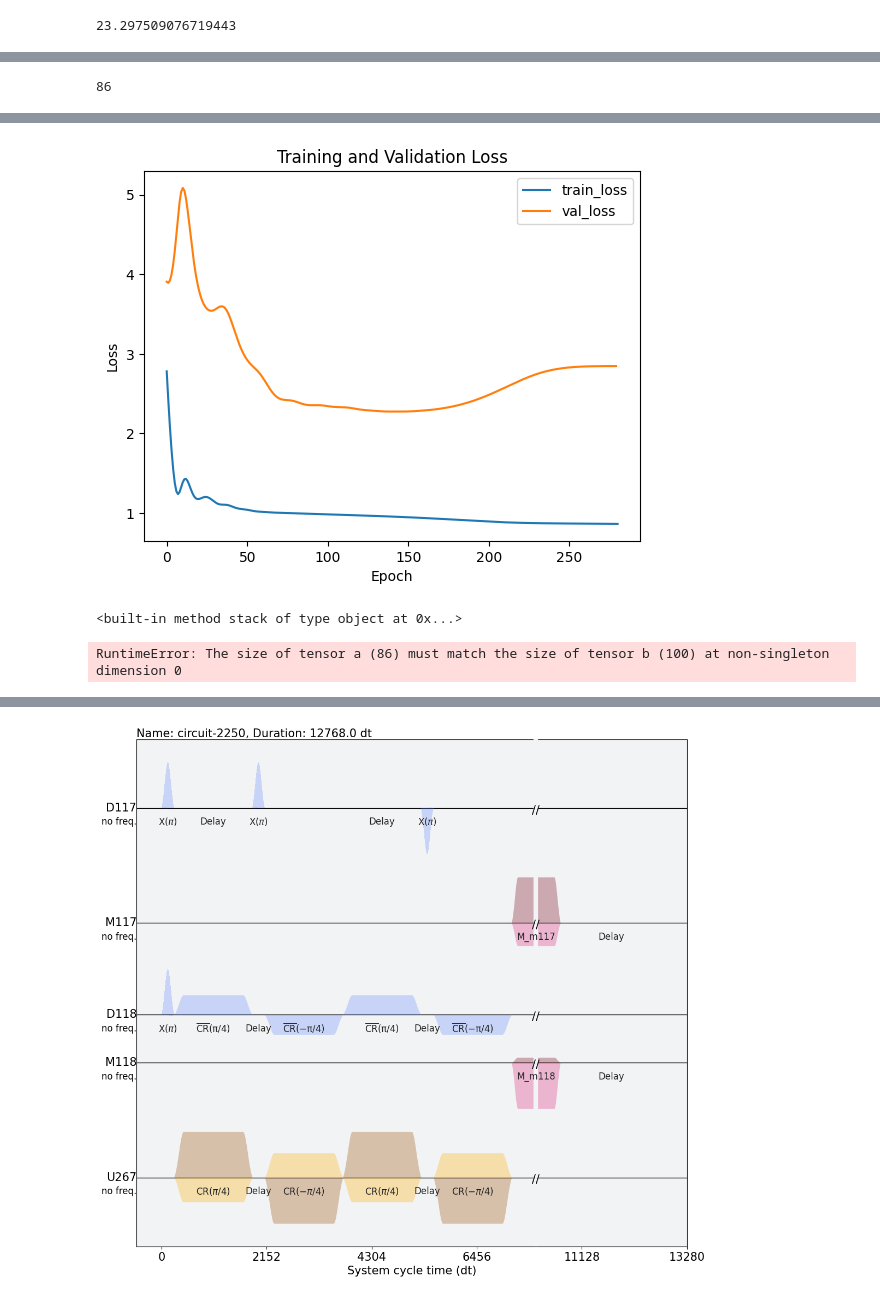
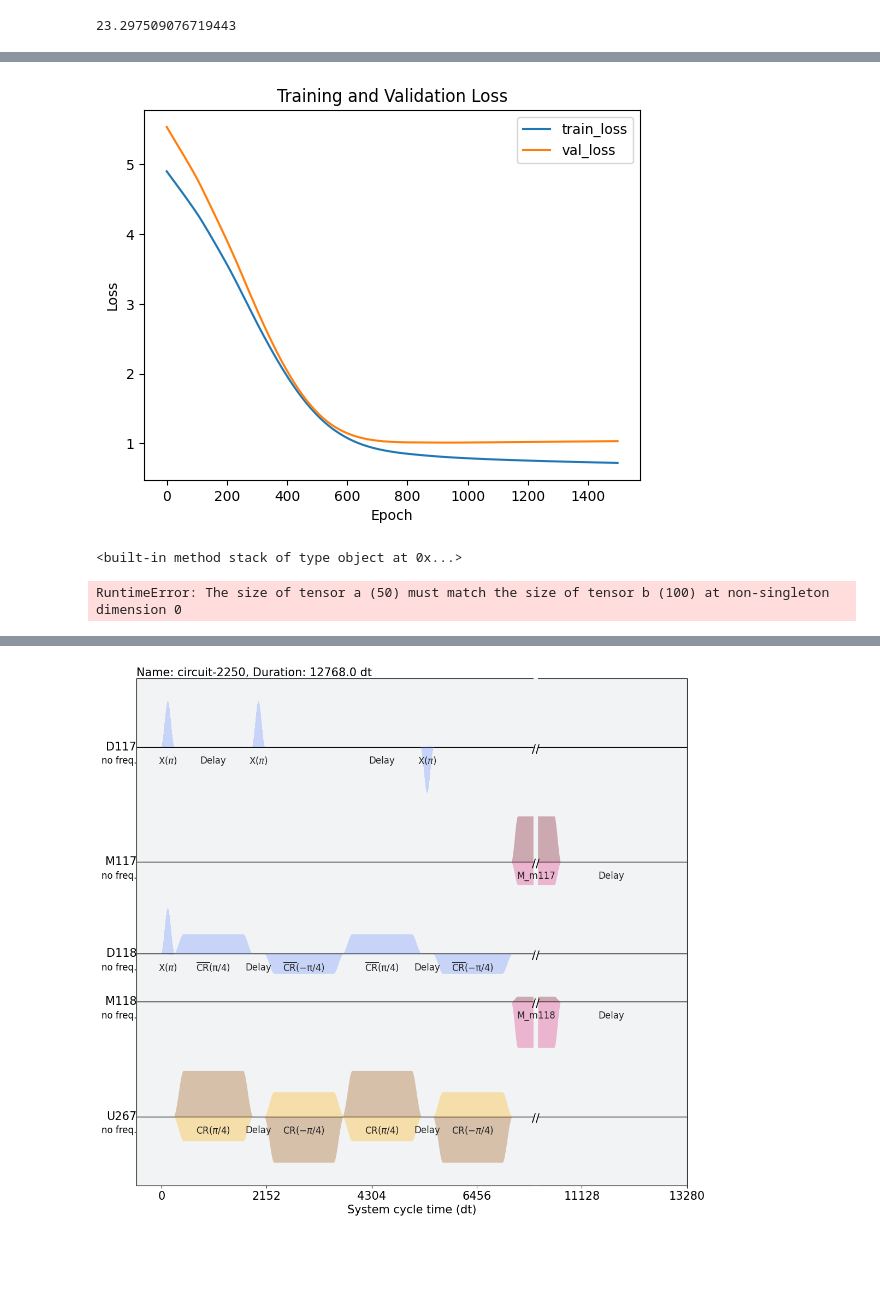
Before and after one commit to pop756/Quantum_KAN, a Jupyter notebook: Real_backend.ipynb, the cells around one changed output, grey strips where cells are left out. Cells and saved outputs as stored; diff of their text form; code cells hidden in the pictures; blank space fills up the shorter version.

```diff
--- a/Real_backend.ipynb
+++ b/Real_backend.ipynb
@@ -277,21 +265,7 @@ zne_osaka.train_jobs[0].tags
-# %%
-stretch=1.6
-ZNE_factor=[1,2.1,2.2,2.3,2.4]
-backend_osaka = service.backend('ibm_kyoto')
-zne_osaka = ZNE(trotterized_ising_circuit,hamiltonian,backend_osaka,[78,79,80,81,82,83,84,85],stretch=stretch,ecr_stretch=1,ZNE_factor=ZNE_factor,amp_rate=1)
-#zne_osaka.get_data('927a098c-3379-4c97-a030-9ae14c0864e7')
-zne_osaka.make_data()
-# %%
-stretch=1.6
-ZNE_factor=[1,2,3,4]
-backend_osaka = service.backend('ibm_kyoto')
-zne_osaka = ZNE(trotterized_ising_circuit,hamiltonian,backend_osaka,[78,79,80,81,82,83,84,85],stretch=stretch,ecr_stretch=1.2,ZNE_factor=ZNE_factor,amp_rate=1)
-#zne_osaka.get_data('927a098c-3379-4c97-a030-9ae14c0864e7')
-zne_osaka.make_data()
 # %%
 import torch
 
-train_data,validation_data,train_label,validation_label = zne_osaka.run()
+train_data,validation_data,train_label,validation_label,ZNE_data = zne_osaka.run()
 train_data = torch.flip(train_data,dims=[1])
 validation_data = torch.flip(validation_data,dims=[1])
 # %%
@@ -405,7 +387,3 @@ Raw train L1 loss : 0.9941233992576599
-# %%
-len(S_validation_data)
-# %% [output]
-86
 # %%
 import torch
 import torch.nn as nn
@@ -439,19 +417,19 @@ class EarlyStopping:
             self.counter += 1
             if self.counter >= self.patience:
                 self.early_stop = True
-early_stopping = EarlyStopping(patience=50, min_delta=0.025)
+early_stopping = EarlyStopping(patience=1000, min_delta=0.025)
 # 데이터셋 및 데이터로더
-train_temp = S_train_data
-validation_temp = S_validation_data
-train_dataset = TensorDataset(torch.tensor(train_temp ), torch.tensor(S_train_label))
-validation_dataset = TensorDataset(torch.tensor(validation_temp ), torch.tensor(S_validation_label))
+train_temp = validation_data[:50]
+validation_temp = validation_data[50:]
+train_dataset = TensorDataset(torch.tensor(train_temp ), torch.tensor(validation_label[:50]))
+validation_dataset = TensorDataset(torch.tensor(validation_temp ), torch.tensor(validation_label[50:]))
 train_loader = DataLoader(train_dataset, batch_size=100, shuffle=True)
 validation_loader = DataLoader(validation_dataset, batch_size=100, shuffle=False)
 
 class Model(nn.Module):
     def __init__(self):
         super(Model, self).__init__()
-        self.KAN = KAN([train_temp.shape[1],1,1],grid=1)
+        self.KAN = KAN([train_temp.shape[1],7,1],grid=1)
     def forward(self, x):
         output = self.KAN(x)
         #output = nn.Sigmoid()(output)
@@ -463,13 +441,13 @@ class MLP(nn.Module):
         super(MLP, self).__init__()
         self.layer1 = nn.Linear(train_temp.shape[1], 32)
         self.layer2 = nn.Linear(32, 32)
-        self.output = nn.Linear(32, 1)
+        self.layer3 = nn.Linear(32, 1)
         self.relu = nn.ReLU()
 
     def forward(self, x):
         x = self.relu(self.layer1(x))
         x = self.relu(self.layer2(x))
-        x = self.output(x)
+        x = self.layer3(x)
         return x
 
 # LSTM 모델 정의
@@ -491,12 +469,12 @@ class LSTMModel(nn.Module):
 
 # 모델 초기화
 #model =  LSTMModel(1,32,1)
-#model =  MLP()
-model =  Model()
+model =  MLP()
+#model =  Model()
 #model.KAN.train(train_dict, steps=20, lamb=0.01, lamb_entropy=10.0)
 # 손실 함수 및 옵티마이저
 criterion = nn.MSELoss()
-optimizer = optim.Adam(model.parameters(), lr=0.02)
+optimizer = optim.Adam(model.parameters(), lr=0.0001)
 
 # 모델 학습
 num_epochs = 1500
@@ -572,3 +550,3 @@ Early stopping
-[figure, old version]
+[figure, new version]
 <built-in method stack of type object at 0x...>
-RuntimeError: The size of tensor a (86) must match the size of tensor b (100) at non-singleton dimension 0
+RuntimeError: The size of tensor a (50) must match the size of tensor b (100) at non-singleton dimension 0
```
Also changed, not shown: parts of 25 cells of this notebook, 18 other files.
